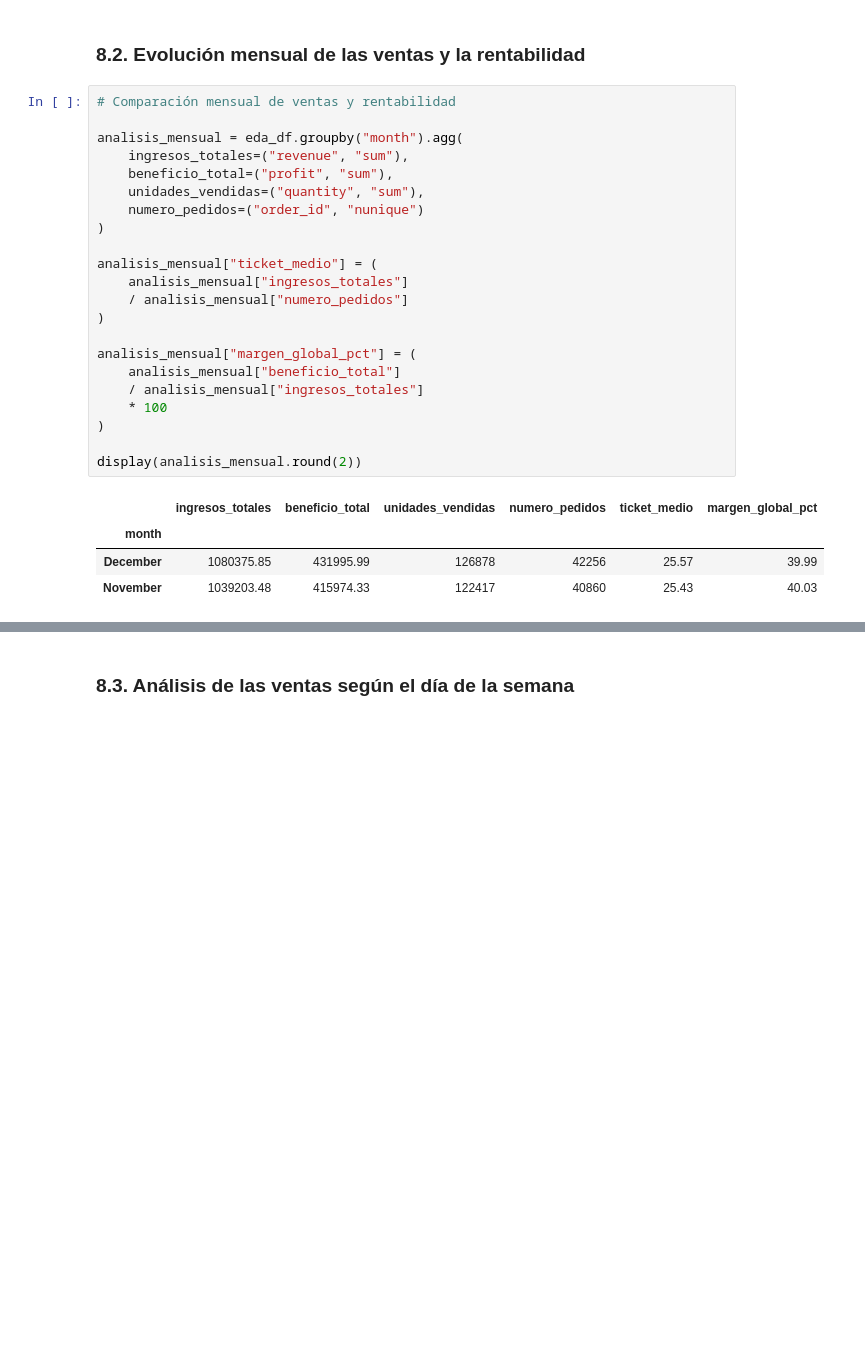
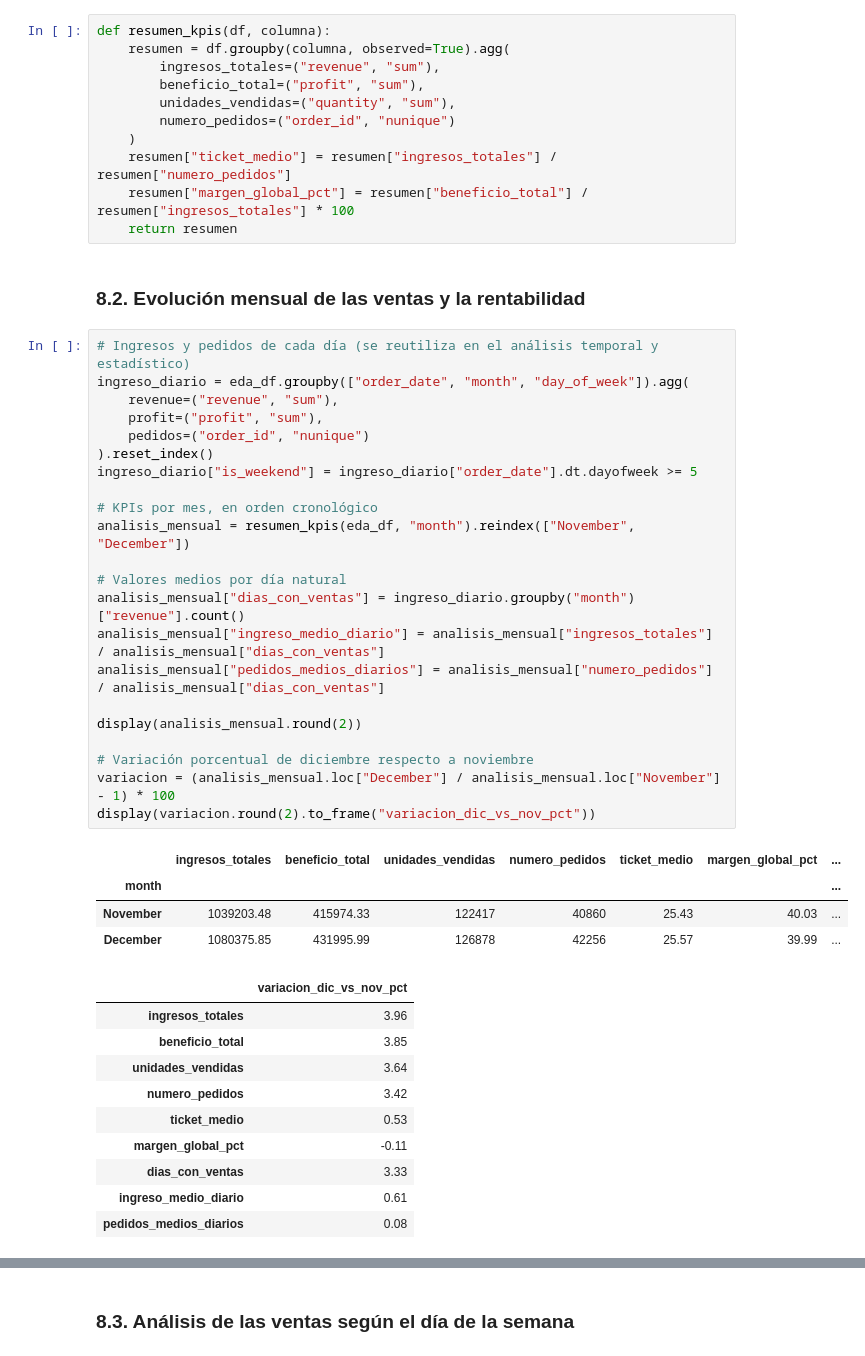
Before and after one commit to SofiaConsoli/Proyecto_Final_Data_and_Analytics, a Jupyter notebook: notebooks/proyecto_final_EDA_python.ipynb, the cells around one changed output, grey strips where cells are left out. Cells and saved outputs as stored; diff of their text form; blank space fills up the shorter version.

```diff
--- a/notebooks/proyecto_final_EDA_python.ipynb
+++ b/notebooks/proyecto_final_EDA_python.ipynb
@@ -659,30 +670,51 @@ Margen de beneficio global: 40.01%
+# %%
+def resumen_kpis(df, columna):
+    resumen = df.groupby(columna, observed=True).agg(
+        ingresos_totales=("revenue", "sum"),
+        beneficio_total=("profit", "sum"),
+        unidades_vendidas=("quantity", "sum"),
+        numero_pedidos=("order_id", "nunique")
+    )
+    resumen["ticket_medio"] = resumen["ingresos_totales"] / resumen["numero_pedidos"]
+    resumen["margen_global_pct"] = resumen["beneficio_total"] / resumen["ingresos_totales"] * 100
+    return resumen
 # %% [markdown]
 ### 8.2. Evolución mensual de las ventas y la rentabilidad
 # %%
-# Comparación mensual de ventas y rentabilidad
+# Ingresos y pedidos de cada día (se reutiliza en el análisis temporal y estadístico)
+ingreso_diario = eda_df.groupby(["order_date", "month", "day_of_week"]).agg(
+    revenue=("revenue", "sum"),
+    profit=("profit", "sum"),
+    pedidos=("order_id", "nunique")
+).reset_index()
+ingreso_diario["is_weekend"] = ingreso_diario["order_date"].dt.dayofweek >= 5
 
-analisis_mensual = eda_df.groupby("month").agg(
-    ingresos_totales=("revenue", "sum"),
-    beneficio_total=("profit", "sum"),
-    unidades_vendidas=("quantity", "sum"),
-    numero_pedidos=("order_id", "nunique")
-)
+# KPIs por mes, en orden cronológico
+analisis_mensual = resumen_kpis(eda_df, "month").reindex(["November", "December"])
 
-analisis_mensual["ticket_medio"] = (
-    analisis_mensual["ingresos_totales"]
-    / analisis_mensual["numero_pedidos"]
-)
-
-analisis_mensual["margen_global_pct"] = (
-    analisis_mensual["beneficio_total"]
-    / analisis_mensual["ingresos_totales"]
-    * 100
-)
+# Valores medios por día natural
+analisis_mensual["dias_con_ventas"] = ingreso_diario.groupby("month")["revenue"].count()
+analisis_mensual["ingreso_medio_diario"] = analisis_mensual["ingresos_totales"] / analisis_mensual["dias_con_ventas"]
+analisis_mensual["pedidos_medios_diarios"] = analisis_mensual["numero_pedidos"] / analisis_mensual["dias_con_ventas"]
 
 display(analisis_mensual.round(2))
+
+# Variación porcentual de diciembre respecto a noviembre
+variacion = (analisis_mensual.loc["December"] / analisis_mensual.loc["November"] - 1) * 100
+display(variacion.round(2).to_frame("variacion_dic_vs_nov_pct"))
 # %% [output]
-|  | ingresos_totales | beneficio_total | unidades_vendidas | numero_pedidos | ticket_medio | margen_global_pct |
-| month |  |  |  |  |  |  |
-| December | 1080375.85 | 431995.99 | 126878 | 42256 | 25.57 | 39.99 |
-| November | 1039203.48 | 415974.33 | 122417 | 40860 | 25.43 | 40.03 |
+|  | ingresos_totales | beneficio_total | unidades_vendidas | numero_pedidos | ticket_medio | margen_global_pct | ... |
+| month |  |  |  |  |  |  | ... |
+| November | 1039203.48 | 415974.33 | 122417 | 40860 | 25.43 | 40.03 | ... |
+| December | 1080375.85 | 431995.99 | 126878 | 42256 | 25.57 | 39.99 | ... |
+|  | variacion_dic_vs_nov_pct |
+| ingresos_totales | 3.96 |
+| beneficio_total | 3.85 |
+| unidades_vendidas | 3.64 |
+| numero_pedidos | 3.42 |
+| ticket_medio | 0.53 |
+| margen_global_pct | -0.11 |
+| dias_con_ventas | 3.33 |
+| ingreso_medio_diario | 0.61 |
+| pedidos_medios_diarios | 0.08 |
 # %% [markdown]
```
Also changed, not shown: parts of 17 cells of this notebook.
